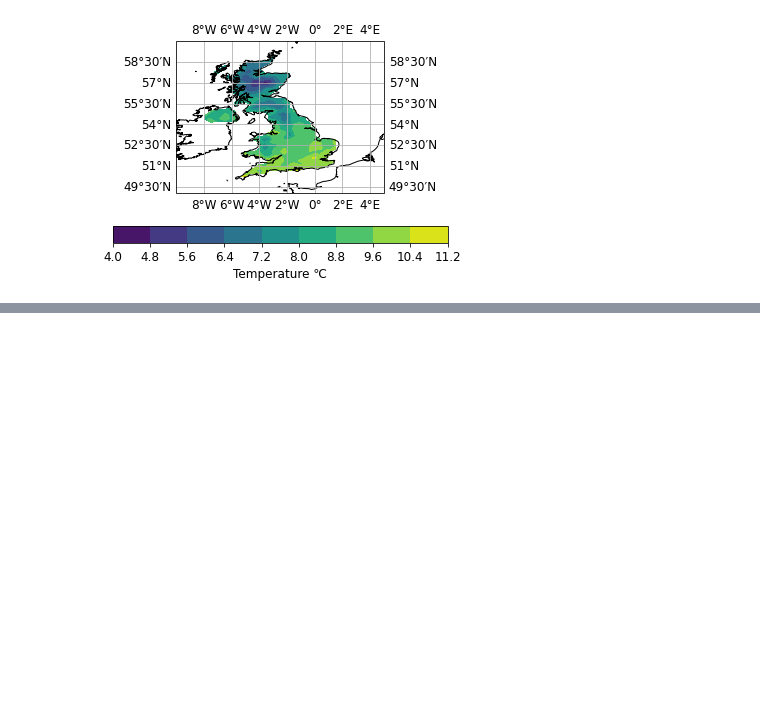
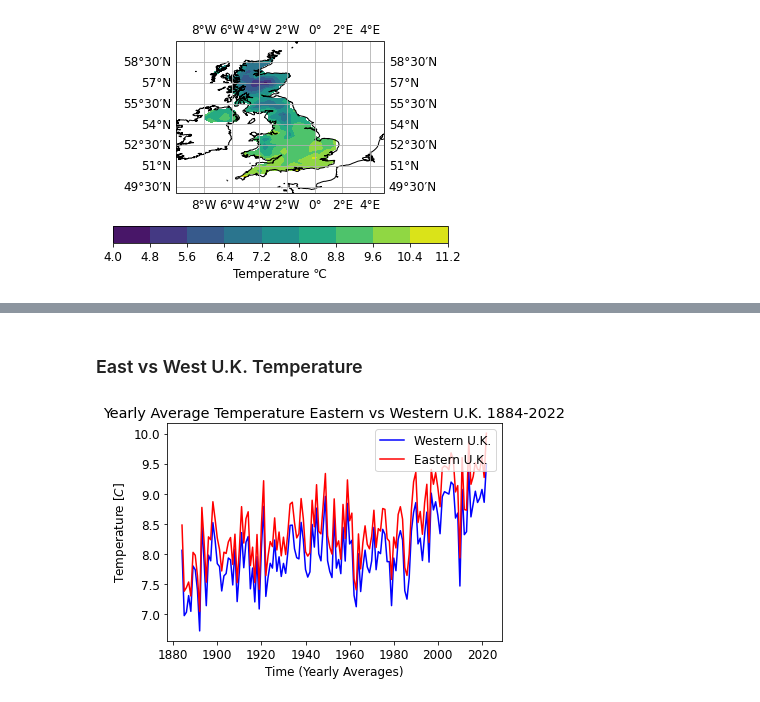
Before and after one commit to Iarla-Boyce/MSc-Project, a Jupyter notebook: 27-10.ipynb, the cells around one changed output, grey strips where cells are left out. Cells and saved outputs as stored; diff of their text form; code cells hidden in the pictures; blank space fills up the shorter version.

```diff
--- a/27-10.ipynb
+++ b/27-10.ipynb
@@ -123,0 +199,61 @@ plt.show()
+# %% [markdown]
+### East vs West U.K. Temperature
+# %%
+import xarray as xr
+import numpy as np
+import matplotlib.pyplot as plt
+from skimage.measure import block_reduce
+
+
+# Load your data as you did before
+data = xr.open_mfdataset(r"C:\Users\iarla\OneDrive\Documents\MSc_Project\HadUK_data\25km_Month_Temp\*.nc", parallel=True)
+tas_array = np.array(data['tas'])
+time = np.array(data['time'])
+lon = np.array(data['longitude'])
+lat = np.array(data['latitude'])
+
+longitude_threshold = -2.0
+
+# Find the index where longitude crosses the threshold
+eastern_lon_index = np.where(lon <= longitude_threshold)[0][-1]
+
+# Calculate the mean temperature for each year in the eastern U.K.
+num_years = 1668 // 12
+temp_mean_eastern_uk = np.empty(num_years)
+
+for i in range(num_years):
+    start_idx = i * 12
+    end_idx = (i + 1) * 12
+    temp_year = tas_array[start_idx:end_idx, :, :eastern_lon_index + 1]
+    temp_mean_eastern_uk[i] = np.nanmean(temp_year)
+
+
+dividing_lon = -2.0
+
+western_mask = lon <= dividing_lon
+
+# Reshape the temperature data to have (time, lat, lon)
+temp_reshaped = tas_array[:, :, :]
+
+# Reshape the western_mask to match the dimensions of temp_reshaped
+reshaped_western_mask = western_mask.reshape(1, western_mask.shape[0], western_mask.shape[1])
+
+annual_temp_mean_west_uk = np.nanmean(temp_reshaped[:, reshaped_western_mask[0]], axis=(1,))
+
+temp = block_reduce(annual_temp_mean_west_uk, block_size=(12), func=np.mean, cval=np.mean(annual_temp_mean_west_uk))
+
+# Create an array for the years
+years = np.arange(1884, 2023)
+
+
+plt.plot(years, temp, 'b', label='Western U.K.')
+plt.plot(years, temp_mean_eastern_uk, 'r', label='Eastern U.K.')
+plt.xlabel('Time (Yearly Averages)')
+plt.ylabel('Temperature $[C]$')
+plt.title('Yearly Average Temperature Eastern vs Western U.K. 1884-2022')
+plt.legend(loc='upper right')
+plt.rcParams.update({'font.size': 12})
+
+plt.show()
+# %% [output]
+[figure, added]
```
Also changed, not shown: parts of 4 cells of this notebook.
